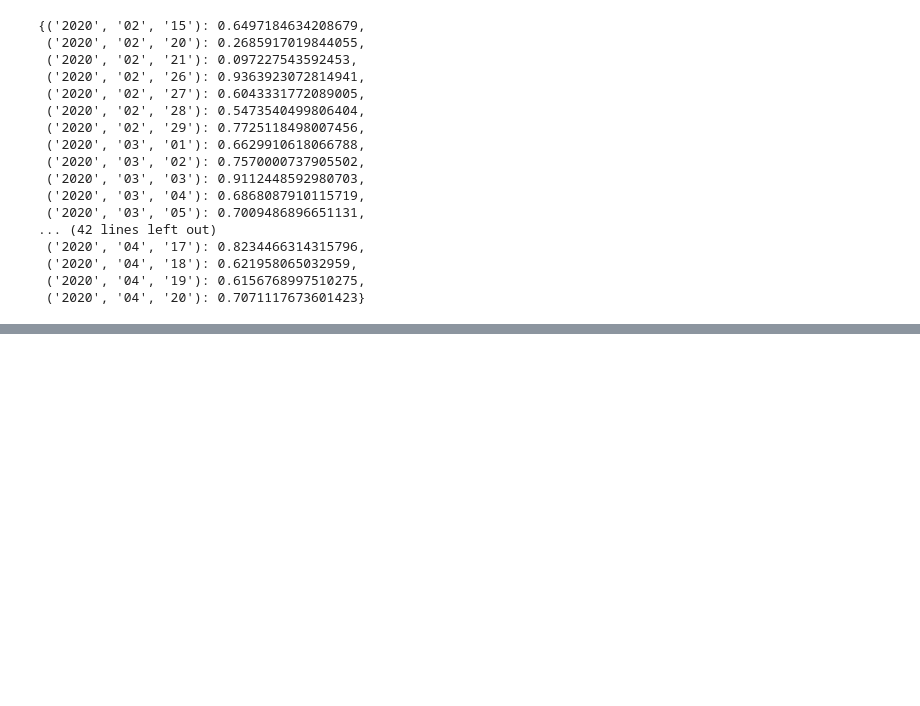
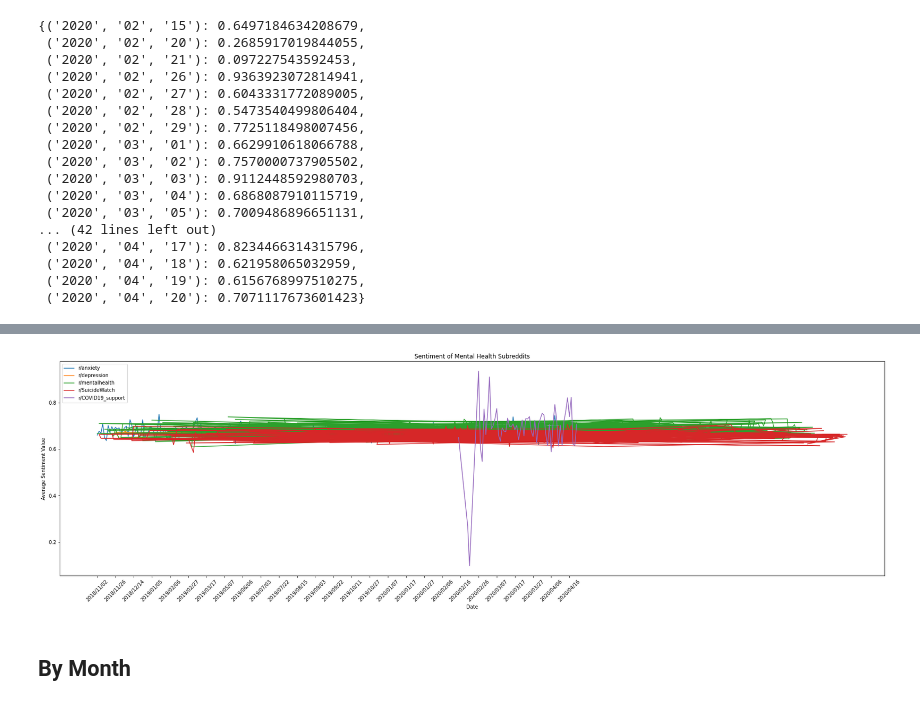
Before and after one commit to j-chen005/COVID19-Mental-Health-Analysis, a Jupyter notebook: Sentiment Over Time Model.ipynb, the cells around one changed output, grey strips where cells are left out. Drawn from its saved outputs; the diff is of its cells as text; code cells hidden in the pictures; blank space fills up the shorter version.

```diff
--- a/Sentiment Over Time Model.ipynb
+++ b/Sentiment Over Time Model.ipynb
@@ -575,0 +642,60 @@ plt.show()
+# %%
+def str_list(dict):
+    str_list = []
+    for date in dict.keys():
+        date_str = ''
+        for number in date:
+            date_str += number + '/'
+        date_str = date_str[:-1]
+        str_list.append(date_str)
+    return str_list
+# %%
+anxiety_list = str_list(anxiety_dict)
+depression_list = str_list(depression_dict)
+mentalhealth_list = str_list(mentalhealth_dict)
+suicidewatch_list = str_list(suicidewatch_dict)
+COVID19_support_list = str_list(COVID19_support_dict)
+# %%
+from matplotlib.axis import Axis
+fig = plt.figure(1,figsize=(30,8))
+ax = fig.add_subplot()
+
+#Anxiety
+anxiety_x = anxiety_list
+anxiety_y = anxiety_dict.values()
+ax.plot(anxiety_x,anxiety_y)
+
+#Depression
+depression_x = depression_list
+depression_y = depression_dict.values()
+ax.plot(depression_x,depression_y)
+
+#MentalHealth
+mentalhealth_x = mentalhealth_list
+mentalhealth_y = mentalhealth_dict.values()
+ax.plot(mentalhealth_x,mentalhealth_y)
+
+#SuicideWatch
+suicidewatch_x = suicidewatch_list
+suicidewatch_y = suicidewatch_dict.values()
+ax.plot(suicidewatch_x,suicidewatch_y)
+
+#COVID19_support
+COVID19_support_x = COVID19_support_list
+COVID19_support_y = COVID19_support_dict.values()
+ax.plot(COVID19_support_x ,COVID19_support_y)
+
+ax.set_xticks(anxiety_list[::10])
+ax.set_xticklabels(anxiety_list[::10], rotation=45)
+
+plt.title('Sentiment of Mental Health Subreddits')
+plt.xlabel('Date')
+plt.ylabel('Average Sentiment Value')
+
+plt.legend(['r/anxiety', 'r/depression', 'r/mentalhealth', 'r/SuicideWatch', 'r/COVID19_support'], loc = 'upper left')
+
+plt.show()
+# %% [output]
+[figure, added]
+# %% [markdown]
+## By Month
```
Also changed, not shown: parts of 19 cells of this notebook.
